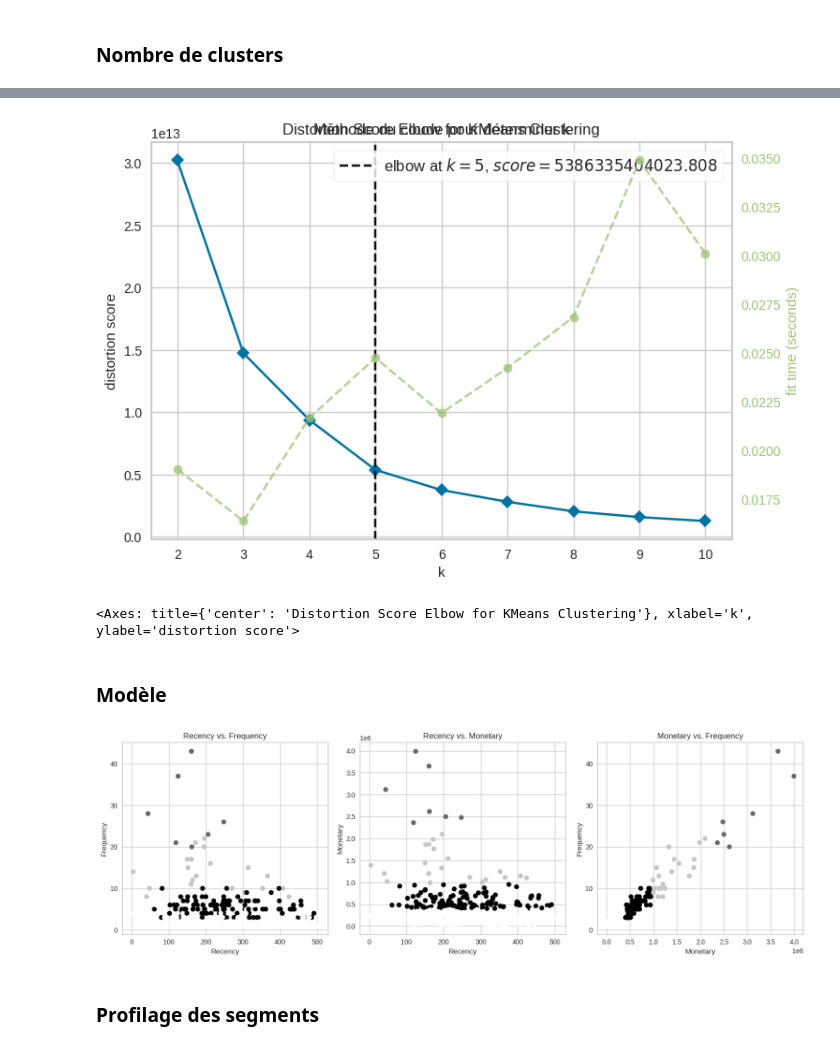
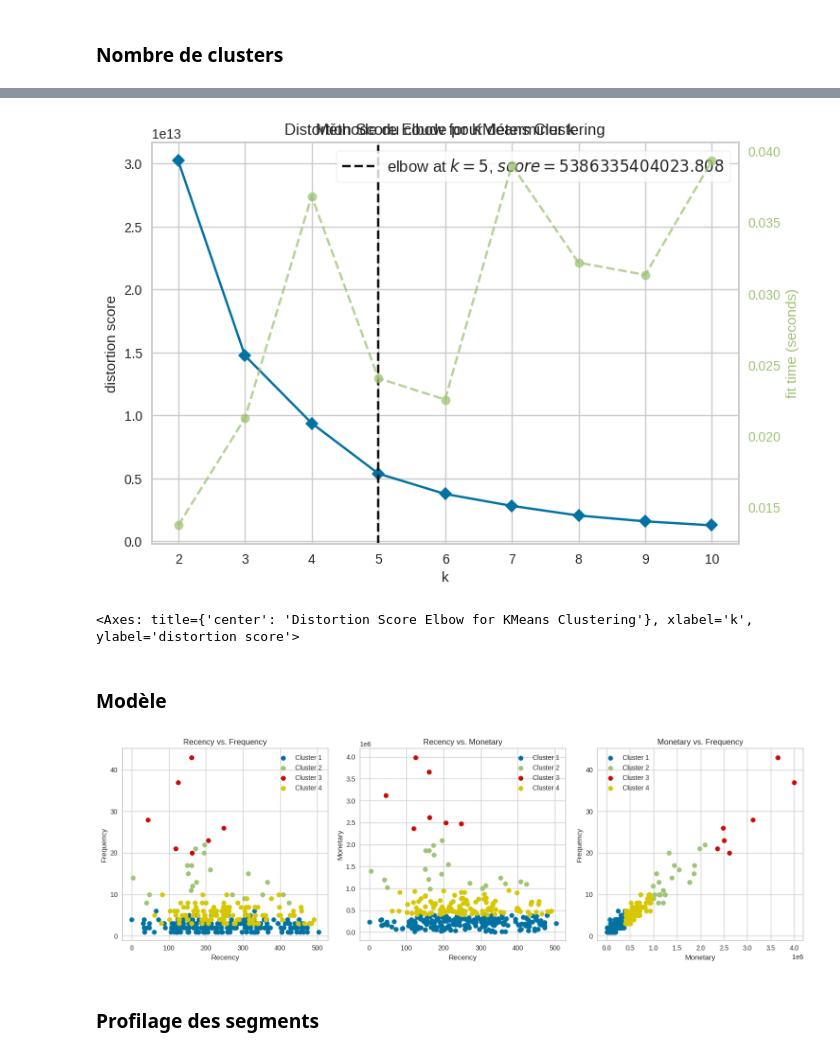
Before and after one commit to momowade221/Notebook_Segmentation_Client_OM, a Jupyter notebook: Transactions_OM.ipynb, the cells around one changed output, grey strips where cells are left out. Cells and saved outputs as stored; diff of their text form; code cells hidden in the pictures.

```diff
--- a/Transactions_OM.ipynb
+++ b/Transactions_OM.ipynb
@@ -556,4 +412,20 @@ plt.show()
 # %%
+# Sélectionner les colonnes RFM pour l'analyse
+pd_rfm=rfm.toPandas()
+rfm_features = pd_rfm[['Recency', 'Frequency', 'Monetary']]
+
+# Liste des valeurs de k à tester
+k_values = range(1, 11)
+
+# Liste pour stocker les valeurs d'inertie (somme des carrés des distances)
+inertia_values = []
+
+# Calculer l'inertie pour chaque valeur de k
+for k in k_values:
+    kmeans = KMeans(n_clusters=k, random_state=42)
+    kmeans.fit(rfm_features)
+    inertia_values.append(kmeans.inertia_)
+
 # k is range of number of clusters.
 from yellowbrick.cluster import KElbowVisualizer
 visualizer = KElbowVisualizer(KMeans(n_clusters=k_values, max_iter=300, random_state=42), k_values=(1,10), timings= True)
@@ -564,11 +436,16 @@ plt.title('Méthode du coude pour déterminer k')
 plt.grid(True)
 visualizer.show()
 # %% [output]
-[figure, old version]
+[figure, new version]
 <Axes: title={'center': 'Distortion Score Elbow for KMeans Clustering'}, xlabel='k', ylabel='distortion score'>
 # %% [markdown]
 ### Modèle
 # %%
+# Import necessary libraries
+import pandas as pd
+from sklearn.cluster import KMeans
+import matplotlib.pyplot as plt
+
 # Select the features for K-Means clustering
 X = pd_rfm[["Recency", "Frequency", "Monetary"]]
 
@@ -580,38 +457,60 @@ kmeans = KMeans(n_clusters=n_clusters, random_state=0)
 pd_rfm["cluster"] = kmeans.fit_predict(X)
 
 # Now rfm_df contains a new column "cluster" with cluster labels
 # You can access the cluster labels and further analyze the results
 
-import matplotlib.pyplot as plt
+# Create a color map for the clusters
+colors = ['b', 'g', 'r', 'y']  # You can add more colors if needed
 
 # Create a figure with three subplots in one row and three columns
 fig, axes = plt.subplots(1, 3, figsize=(15, 5))
 
 # Subplot 1
-axes[0].scatter(pd_rfm["Recency"], pd_rfm["Frequency"], c=pd_rfm["cluster"])
+for cluster, color in zip(range(n_clusters), colors):
+    axes[0].scatter(
+        pd_rfm[pd_rfm["cluster"] == cluster]["Recency"],
+        pd_rfm[pd_rfm["cluster"] == cluster]["Frequency"],
+        c=color,
+        label=f'Cluster {cluster + 1}'
+    )
 axes[0].set_xlabel("Recency")
 axes[0].set_ylabel("Frequency")
 axes[0].set_title("Recency vs. Frequency")
+axes[0].legend()
 
 # Subplot 2
-axes[1].scatter(pd_rfm["Recency"], pd_rfm["Monetary"], c=pd_rfm["cluster"])
+for cluster, color in zip(range(n_clusters), colors):
+    axes[1].scatter(
+        pd_rfm[pd_rfm["cluster"] == cluster]["Recency"],
+        pd_rfm[pd_rfm["cluster"] == cluster]["Monetary"],
+        c=color,
+        label=f'Cluster {cluster + 1}'
+    )
 axes[1].set_xlabel("Recency")
 axes[1].set_ylabel("Monetary")
 axes[1].set_title("Recency vs. Monetary")
+axes[1].legend()
 
 # Subplot 3
-axes[2].scatter(pd_rfm["Monetary"], pd_rfm["Frequency"], c=pd_rfm["cluster"])
+for cluster, color in zip(range(n_clusters), colors):
+    axes[2].scatter(
+        pd_rfm[pd_rfm["cluster"] == cluster]["Monetary"],
+        pd_rfm[pd_rfm["cluster"] == cluster]["Frequency"],
+        c=color,
+        label=f'Cluster {cluster + 1}'
+    )
 axes[2].set_xlabel("Monetary")
 axes[2].set_ylabel("Frequency")
 axes[2].set_title("Monetary vs. Frequency")
+axes[2].legend()
 
 # Adjust the layout
 plt.tight_layout()
 
 # Display the subplots
 plt.show()
 # %% [output]
-[figure, old version]
+[figure, new version]
 # %% [markdown]
 ### Profilage des segments
 # %%
```
Also changed, not shown: parts of 18 cells of this notebook.
